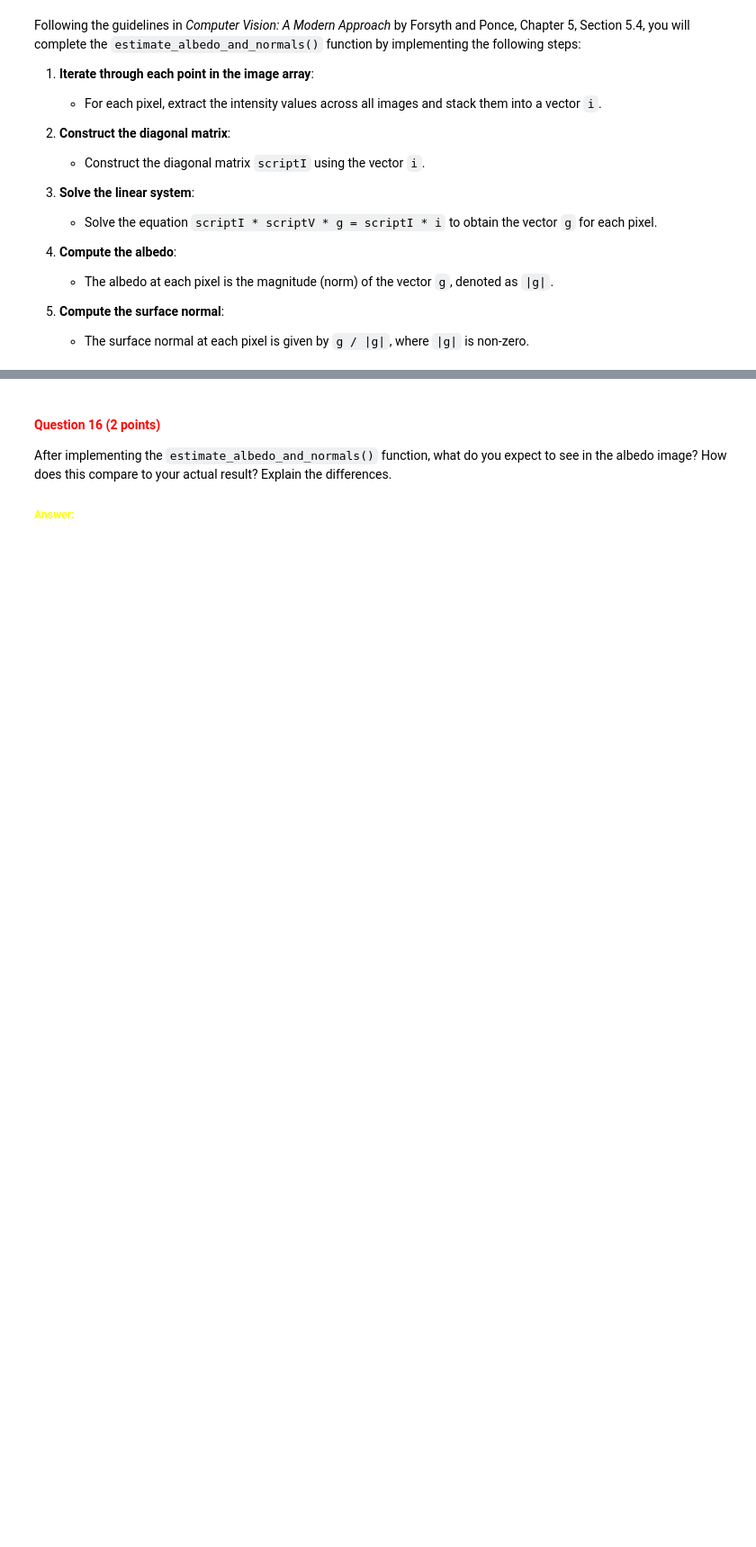
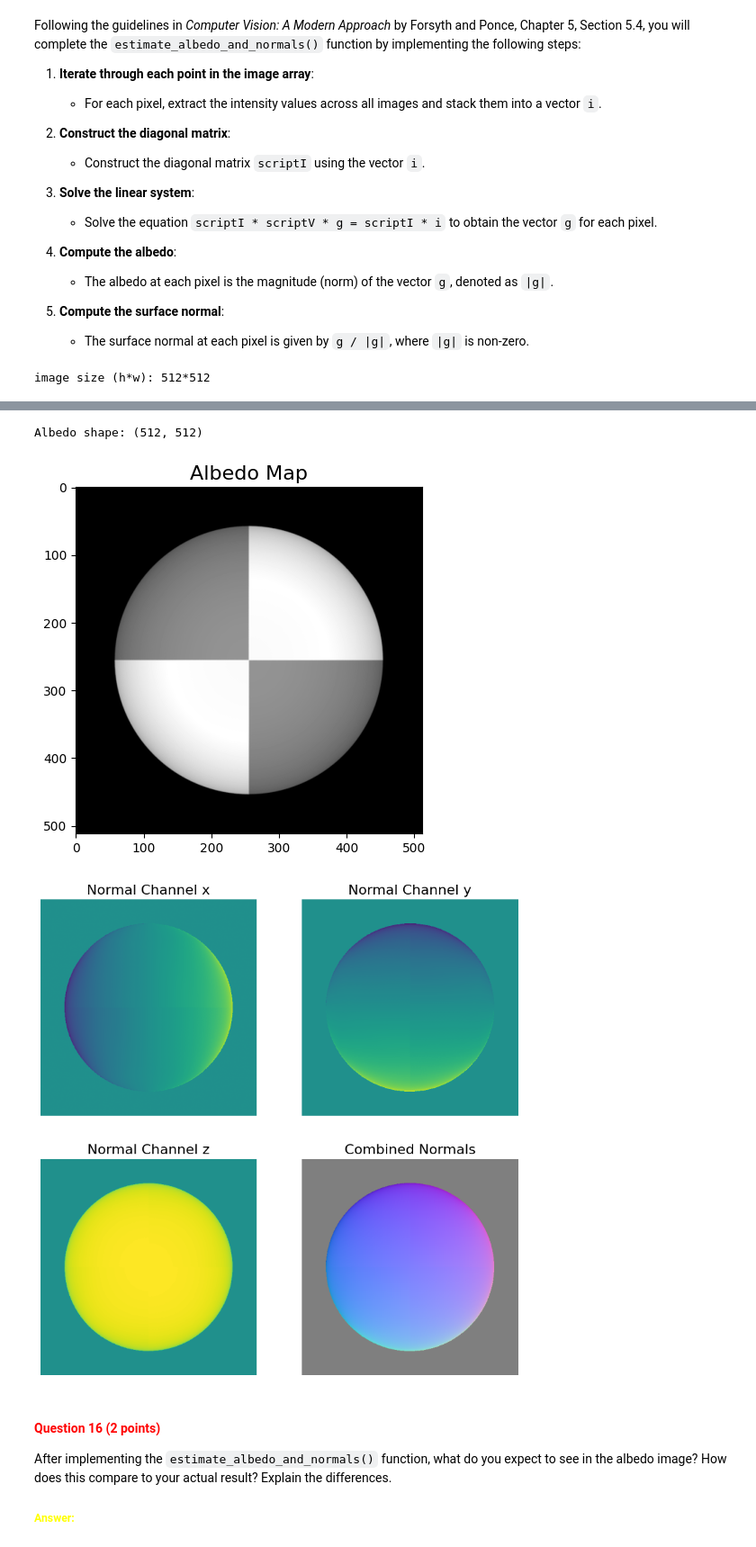
Before and after one commit to dauakarajeanes/cv1-lab-1, a Jupyter notebook: cv1-lab-1.ipynb, the cells around one changed output, grey strips where cells are left out. Shown at 90% size. Drawn from its saved outputs; the diff is of its cells as text; code cells hidden in the pictures; blank space fills up the shorter version.

```diff
--- a/cv1-lab-1.ipynb
+++ b/cv1-lab-1.ipynb
@@ -867,14 +855,39 @@ def estimate_albedo_and_normals(image_stack, scriptV, shadow_trick=True):
     normal = np.zeros([h, w, 3])
 
     # YOUR CODE HERE
+    h, w, _ = image_stack.shape
+
+    # create arrays for the albedo and normals
+    albedo = np.zeros([h, w])
+    normal = np.zeros([h, w, 3])
+
+    for y in range(h):
+        for x in range(w):
+            i = image_stack[y,x,:]
+            if shadow_trick:
+                scriptI = np.diag(i)
+                g, _, _, _ = np.linalg.lstsq((scriptI @ scriptV), (scriptI @ i ))
+            else:
+                g, _, _, _ = np.linalg.lstsq((scriptV), (i))
+            norm_g= np.linalg.norm(g)
+            albedo[y, x] = norm_g
+            if norm_g != 0:
+                normal[y, x, :] = g / norm_g
+            else:
+                normal[y, x, :] = np.zeros(3)
 
     return albedo, normal
 # %%
 # load synthetic images for SphereGray5
 # YOUR CODE HERE
+image_stack, normalized_light_dirs = load_synthetic_images()
 
 # estimate albedo and normals
 # YOUR CODE HERE
+albedo_s5, normals_s5 =estimate_albedo_and_normals(image_stack,normalized_light_dirs,shadow_trick=True)
 
 # show results
 # YOUR CODE HERE
+show_results(albedo_s5,normals_s5)
+# %% [output]
+image size (h*w): 512*512
@@ -881,3 +896,6 @@ def estimate_albedo_and_normals(image_stack, scriptV, shadow_trick=True):
+Albedo shape: (512, 512)
+[figure, added]
+[figure, added]
 # %% [markdown]
 <a id="question-16"></a>
 #### <font color='#FF0000'>Question 16 (2 points)</font>
```
Also changed, not shown: parts of 10 cells of this notebook.
